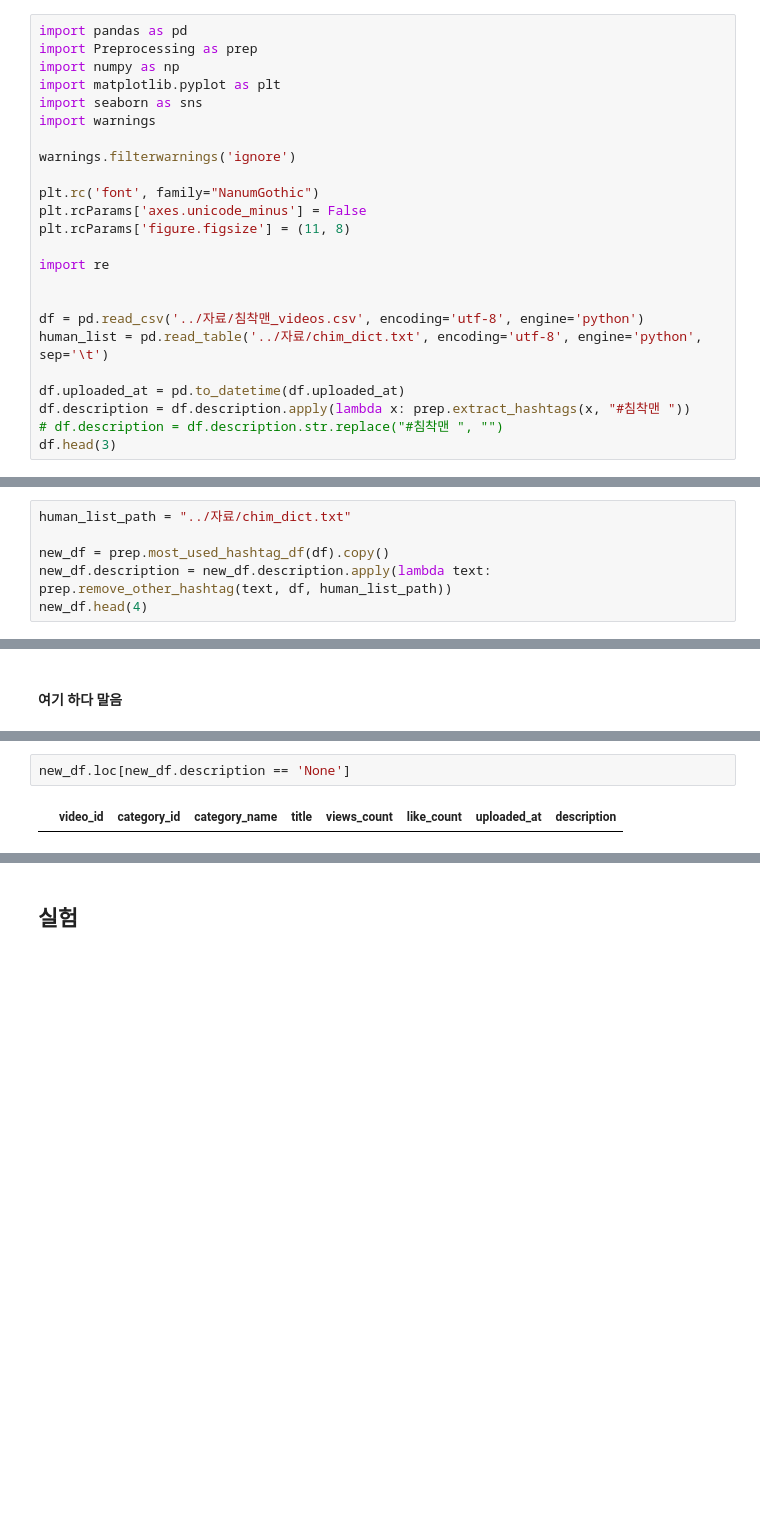
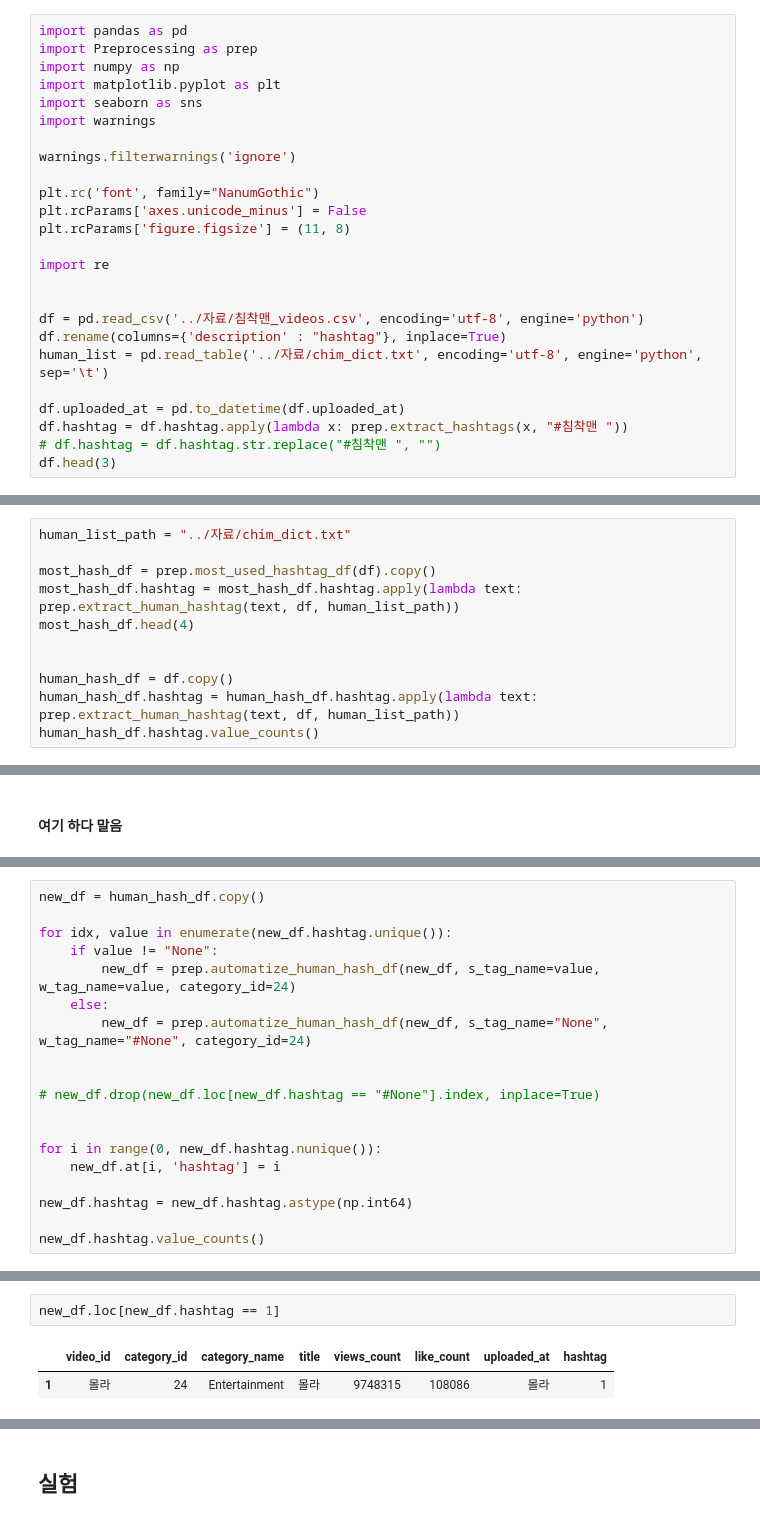
Before and after one commit to kimhyunso/coper-project, a Jupyter notebook: practice_analysis_dowon.ipynb, the cells around one changed output, grey strips where cells are left out. Drawn from its saved outputs; the diff is of its cells as text; blank space fills up the shorter version.

```diff
--- a/practice_analysis_dowon.ipynb
+++ b/practice_analysis_dowon.ipynb
@@ -570,10 +570,11 @@ import re
 
 
 df = pd.read_csv('../자료/침착맨_videos.csv', encoding='utf-8', engine='python')
+df.rename(columns={'description' : "hashtag"}, inplace=True)
 human_list = pd.read_table('../자료/chim_dict.txt', encoding='utf-8', engine='python', sep='\t')
 
 df.uploaded_at = pd.to_datetime(df.uploaded_at)
-df.description = df.description.apply(lambda x: prep.extract_hashtags(x, "#침착맨 "))
-# df.description = df.description.str.replace("#침착맨 ", "")
+df.hashtag = df.hashtag.apply(lambda x: prep.extract_hashtags(x, "#침착맨 "))
+# df.hashtag = df.hashtag.str.replace("#침착맨 ", "")
 df.head(3)
 # %% [output]
@@ -584,7 +585,12 @@ df.head(3)
 # %%
 human_list_path = "../자료/chim_dict.txt"
 
-new_df = prep.most_used_hashtag_df(df).copy()
-new_df.description = new_df.description.apply(lambda text: prep.remove_other_hashtag(text, df, human_list_path))
-new_df.head(4)
+most_hash_df = prep.most_used_hashtag_df(df).copy()
+most_hash_df.hashtag = most_hash_df.hashtag.apply(lambda text: prep.extract_human_hashtag(text, df, human_list_path))
+most_hash_df.head(4)
+
+
+human_hash_df = df.copy()
+human_hash_df.hashtag = human_hash_df.hashtag.apply(lambda text: prep.extract_human_hashtag(text, df, human_list_path))
+human_hash_df.hashtag.value_counts()
 # %% [output]
@@ -682,0 +710,19 @@ plt.show()
+# %%
+new_df = human_hash_df.copy()
+
+for idx, value in enumerate(new_df.hashtag.unique()):
+    if value != "None":
+        new_df = prep.automatize_human_hash_df(new_df, s_tag_name=value, w_tag_name=value, category_id=24)
+    else:
+        new_df = prep.automatize_human_hash_df(new_df, s_tag_name="None", w_tag_name="#None", category_id=24)
+
+
+# new_df.drop(new_df.loc[new_df.hashtag == "#None"].index, inplace=True)
+
+
+for i in range(0, new_df.hashtag.nunique()):
+    new_df.at[i, 'hashtag'] = i
+
+new_df.hashtag = new_df.hashtag.astype(np.int64)
+
+new_df.hashtag.value_counts()
@@ -683,4 +790,5 @@ plt.show()
 # %%
-new_df.loc[new_df.description == 'None']
+new_df.loc[new_df.hashtag == 1]
 # %% [output]
-|  | video_id | category_id | category_name | title | views_count | like_count | uploaded_at | description |
+|  | video_id | category_id | category_name | title | views_count | like_count | uploaded_at | hashtag |
+| 1 | 몰라 | 24 | Entertainment | 몰라 | 9748315 | 108086 | 몰라 | 1 |
```
Also changed, not shown: parts of 24 cells of this notebook, 1 other file.
